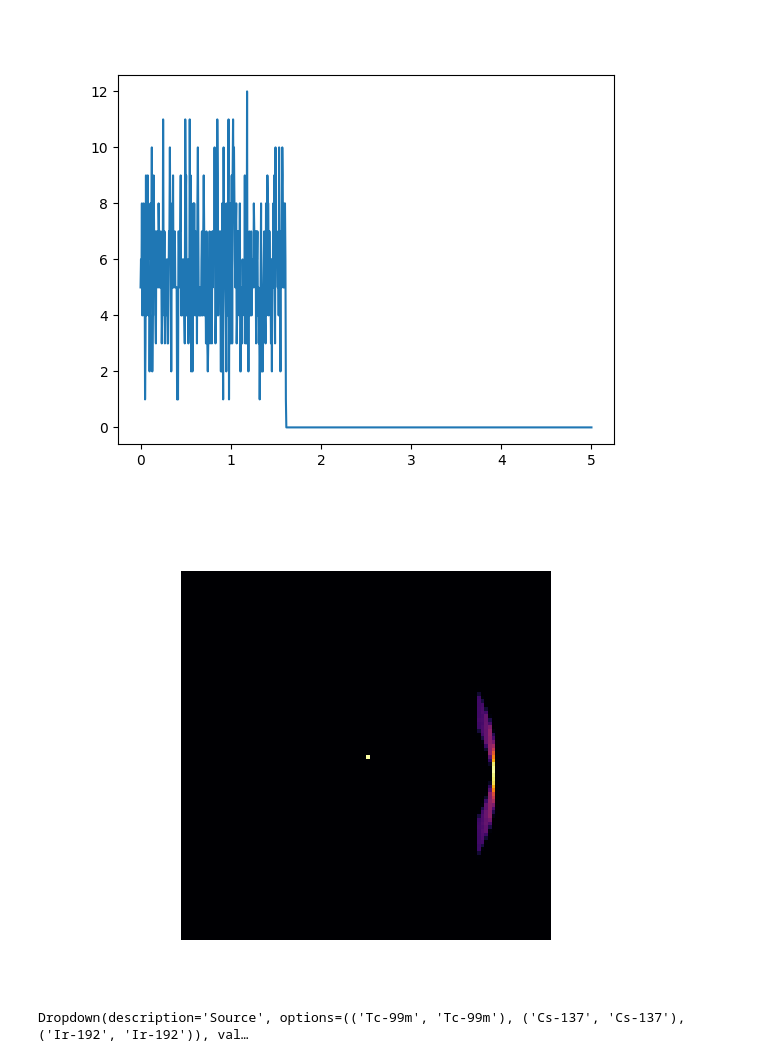
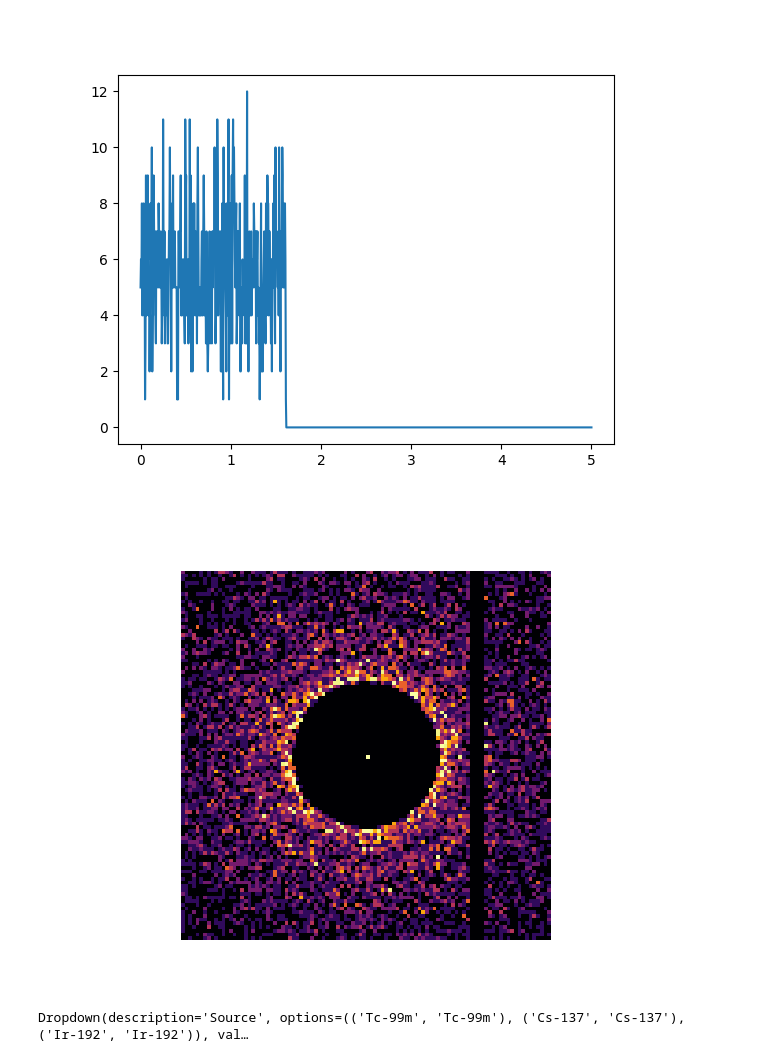
Before and after one commit to KwakuMintah/Radiation_Monitor_Simulation, a Jupyter notebook: Detector_Sim_Notebook.ipynb, the cells around one changed output. Drawn from its saved outputs; the diff is of its cells as text; code cells hidden in the pictures.

```diff
--- a/Detector_Sim_Notebook.ipynb
+++ b/Detector_Sim_Notebook.ipynb
@@ -136,7 +136,8 @@ class DetectorObject:
 # %%
 def particle_gen(shield,source):
     #This code assumes the source and shield are in a straight line across the y axis
-    dist = abs(source.y - shield.y)
+    dist = np.linspace((1/source.no),10,source.no)
+    #print(dist)
     #This initialises the matrix representing the particles. Each is assigned a random value
     particles = np.zeros((source.no,3))
     try:
@@ -152,10 +153,16 @@ def particle_gen(shield,source):
     speed = source.energy
     #print(speed)
     speed_inverse = speed / np.pow(dist,2)
+    for val in speed_inverse:
+        locs = np.random.randint(0,source.no,size=int(val))
+        for loc in locs:
+            particles[loc,2] = val
+    #print(particles)
     #print(speed_inverse)
-    particles[:, 2] = np.full(source.no,speed_inverse)
+    #particles[:, 2] = np.full(source.no,speed)
 
-    angles = np.random.uniform(np.pi/3,2*np.pi/3,size=source.no)
+    #angles = np.random.uniform(np.pi/3,2*np.pi/3,size=source.no)
+    angles = np.random.uniform(-2*np.pi,2*np.pi,size=source.no)
     #This takes a random angle from 60 to 120 degrees, multiplies by the speed then applies it to each particle to determine the location
     particles[:,0] += np.cos(angles) * particles[:,2]
     particles[:,1] += np.sin(angles) * particles[:,2]
@@ -184,7 +191,7 @@ def particle_sim(shield,source,particles,particle_states,angles):
                 #print(shield.y_one,particles[i,1],shield.y_two)
                 if shield.x_one <= particles[i,0] <= shield.x_two:
                     #print('x')
-                    if shield.y_two <= particles[i,1]:# >= shield.y_two:
+                    if shield.y_two <= particles[i,1] >= shield.y_two:
                         #print('y')
                         if np.random.rand() < transmission_probabilities:
                             #print("Transmitted")
@@ -214,8 +221,12 @@ def particle_sim(shield,source,particles,particle_states,angles):
                 exit_positions.append((x_exit, y_exit))
                 particles[i,0] = x_exit
                 particles[i,1] = y_exit
+                print('reflected')
             else:
                 exit_positions.append((x_curr, y_curr))
+        if particle_states[i] == 1:
+            particles[i,0] = source.x
+            particles[i,1] = source.y
     return np.array(exit_positions) if exit_positions else np.empty((0, 2)), particles
 # %%
 def particle_detection(detector,exit_positions):
@@ -287,47 +311,68 @@ ax.plot(positions,count_arr)
 [<matplotlib.lines.Line2D at 0x...>]
 [figure]
 # %%
-def sim_setup():
-    puck_test = RadioactiveObject("pill","Ir-192",radius=1,height=1,location=[0,0],num_particles=100000)
+def sim_setup(source_pos,shield_pos,detector_pos):
+    puck_test = RadioactiveObject("pill","Tc-99m",radius=0.001,height=0.1,location=source_pos,num_particles=100000)
     puck_vol = puck_test.volume()
-    shield_test = ShieldingObject("Lead",length=0.1,width=1,height=0.01,location=[0,0.5])
+    shield_test = ShieldingObject("Lead",length=0.1,width=0.5,height=0.01,location=shield_pos)
     vol_test = shield_test.volume()
     parts, part_states, part_angles = particle_gen(shield=shield_test,source=puck_test)
     exit_pos, parts = particle_sim(shield=shield_test,source=puck_test,particles=parts,particle_states=part_states,angles=part_angles)
-    detector_test = DetectorObject(length=0.1,width=0.1,height=0.5,location=[0,7])
+    detector_test = DetectorObject(length=0.1,width=0.1,height=0.5,location=detector_pos)
     detector_vol = detector_test.volume()
-    return parts
+    return puck_test,shield_test,detector_test,parts
 
-def vis_mat(parts,source_pos=[0,0],shield_pos=[0,5],detector_pos=[0,1.6],resolution=100):
+def vis_mat(parts,source,shield,detector,resolution=100):
     visualisation_matrix = np.zeros((resolution,resolution))
     mid = resolution/2
     fact = resolution/10
     #print(parts[0])
-    source_pos[0] = int((source_pos[0]*fact) + mid)
-    source_pos[1] = int((source_pos[1]*fact) + mid)
+    for part in parts:
+        if part[0] < -5:
+            part[0] = source.x
+            part[1] = source.y
+        if part[1] < -5:
+            part[0] = source.x
+            part[1] = source.y
+    source_pos[0] = int((source.x*fact) + mid)
+    source_pos[1] = int((source.y*fact) + mid)
+    shield_x_one = int((shield.x_one*fact) + mid)
+    shield_y_one = int((shield.y_one*fact) + mid)
+    shield_x_two = int((shield.x_two*fact) + mid)
+    shield_y_two = int((shield.y_two*fact) + mid)
     #print(source_pos)
     parts = (parts*fact) + mid
     #print(parts[0])
     for part in parts:
         #print(part)
         part_x = int(part[0])
         part_y = int(part[1])
-        visualisation_matrix[part_x][part_y] += 1
+        try:
+            if shield_x_one < part_x < shield_x_two:
+                visualisation_matrix[part_x][part_y] = 0
+            if shield_y_one < part_y < shield_y_two:
+                visualisation_matrix[part_x][part_y] = 0
+            else:
+                visualisation_matrix[part_x][part_y] += 1
+        except IndexError:
+            pass
     visualisation_matrix[source_pos[0]][source_pos[1]] = np.amax(visualisation_matrix)
     #print(1 in visualisation_matrix)
     return visualisation_matrix
 
-
-parts = sim_setup()
-visualisation_matrix = vis_mat(parts=parts)
+source_pos = [0,0]
+shield_pos = [0,3]
+detector_pos = [0,5]
+puck_test,shield_test,detector_test,parts = sim_setup(source_pos,shield_pos,detector_pos)
+visualisation_matrix = vis_mat(parts,puck_test,shield_test,detector_test)
 
 fig, axes = plt.subplots()
-norm = mpl.colors.Normalize(0,np.amax(visualisation_matrix))
+norm = mpl.colors.Normalize(0,(np.amax(visualisation_matrix)/10000))
 cmap = 'inferno'
 axes.set_axis_off()
 heatMap = axes.imshow(visualisation_matrix, cmap=cmap, norm=norm)
 # %% [output]
-[figure, old version]
+[figure, new version]
 # %%
 source_choice = widgets.Dropdown(options=sources_arr,description='Source',disabled=False)
 res_choice = widgets.Dropdown(options=resolution_arr,description='Resolution',disabled=False)
```
Also changed, not shown: parts of 1 cell of this notebook.
